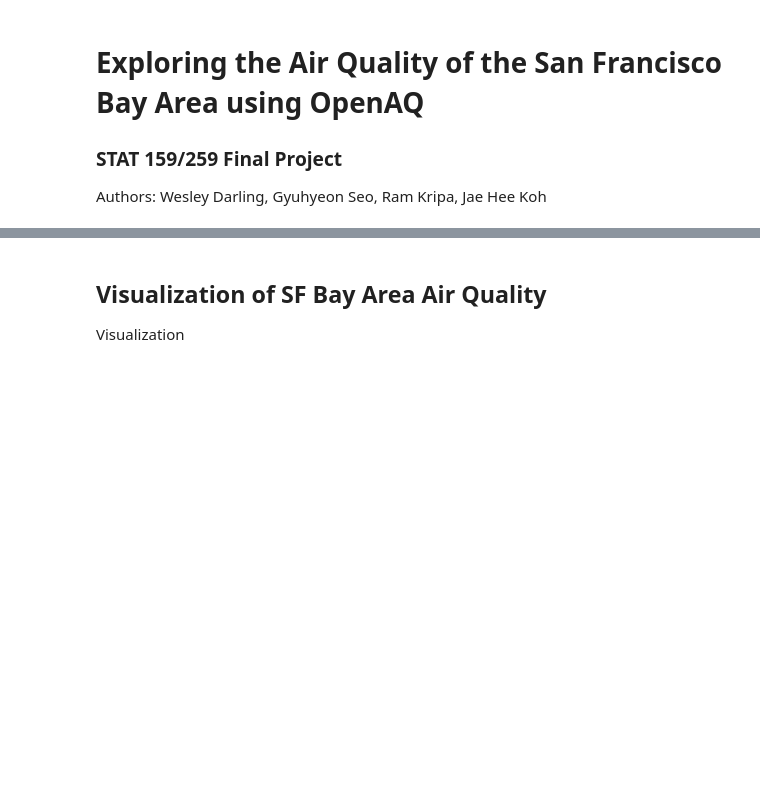
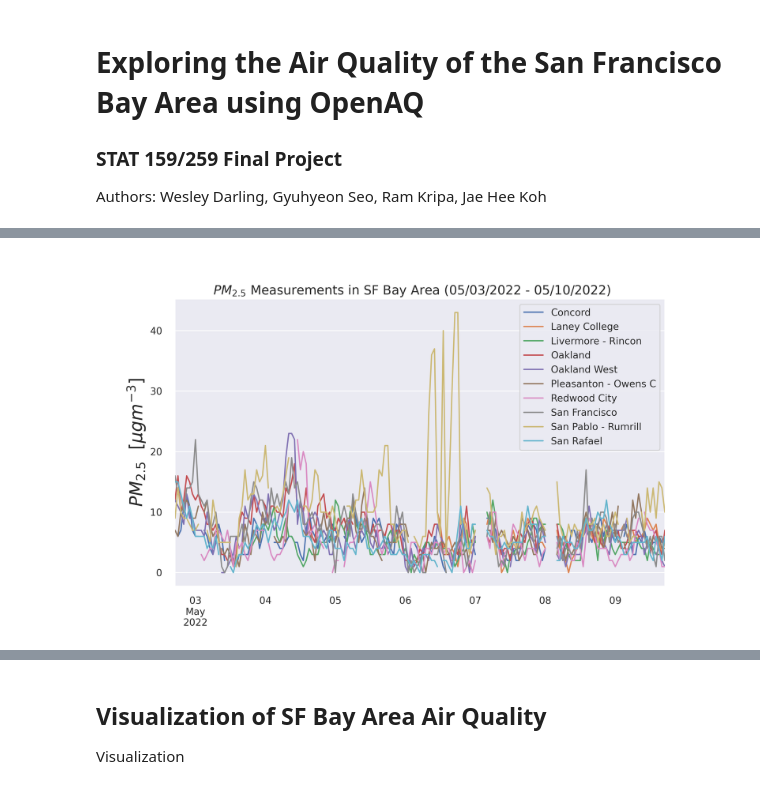
Before and after one commit to UCB-stat-159-s22/hw07-group13, a Jupyter notebook: Main.ipynb, the cells around one changed output, grey strips where cells are left out. Saved outputs shown, nothing was run; the diff lists cells and outputs as text; code cells hidden in the pictures; blank space fills up the shorter version.

```diff
--- a/Main.ipynb
+++ b/Main.ipynb
@@ -21,0 +64,4 @@ Exploring the Data
+# %%
+Image(filename = 'figures/PM25TSthisweek.png', width=1000, height=1000)
+# %% [output]
+[figure, added]
```
Also changed, not shown: parts of 11 cells of this notebook, 7 other files.
